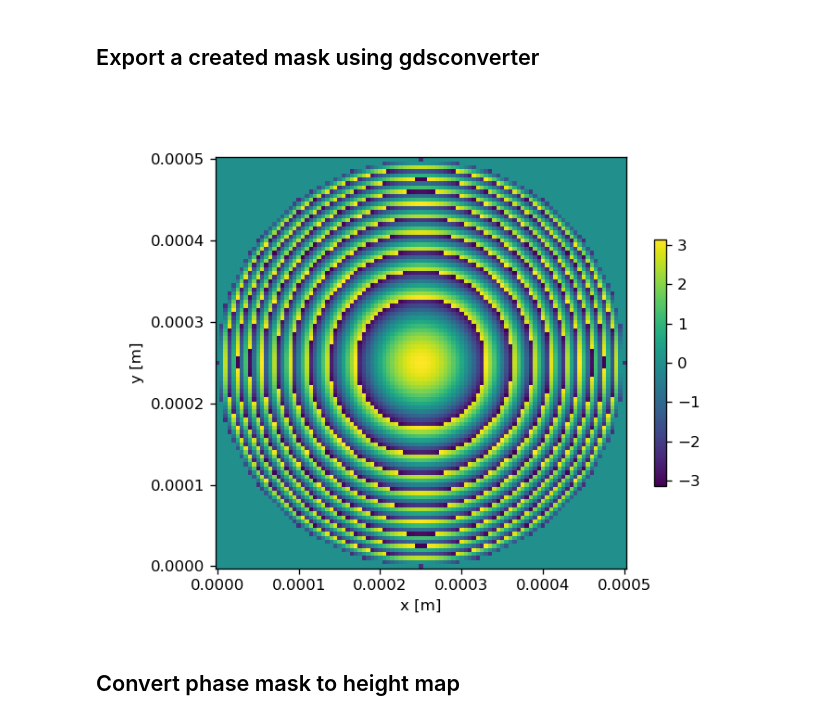
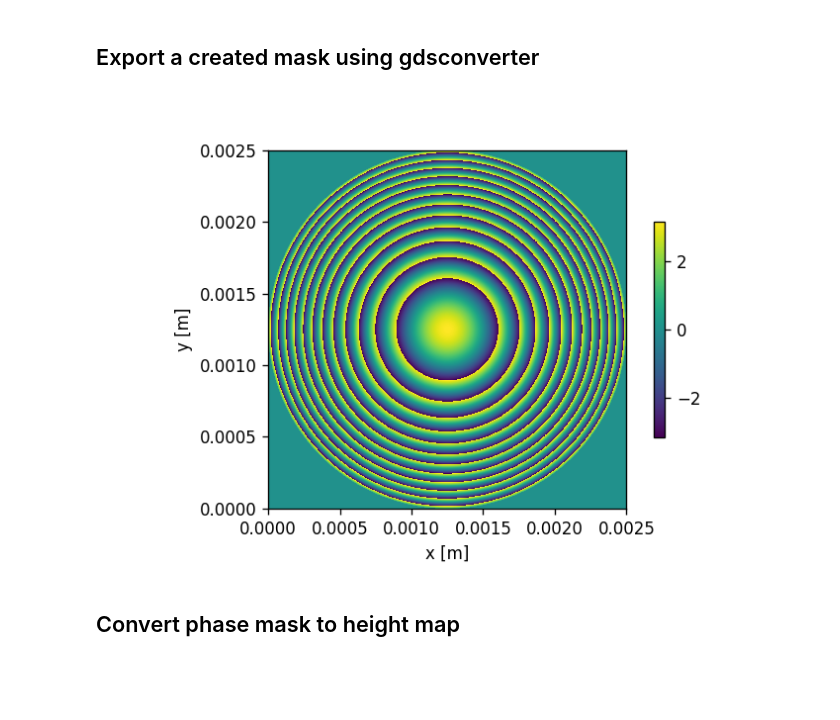
Before and after one commit to INLnano/pyMOE, a Jupyter notebook: notebooks/3 - Import_export/Import_export.ipynb, the cells around one changed output. Saved outputs shown, nothing was run; the diff lists cells and outputs as text; code cells hidden in the pictures; blank space fills up the shorter version.

Commit message:
Exemplifying new import and export image functions

```diff
--- a/notebooks/3 - Import_export/Import_export.ipynb
+++ b/notebooks/3 - Import_export/Import_export.ipynb
@@ -33,32 +35,32 @@ import pyMOE as moe
 # %%
 ###Here we create a gds/dxf file using the generate and the gdsconverter modules
 
 ####generate a fresnel phase mask and save it into gds
-N_pixels = 101 # nr of pixels
-focal_distance = 5000*micro # focal distance in um
+N_pixels = 2500# nr of pixels
+focal_distance = 100e-3 # focal distance in m
 
 refractive_index_633 = 1.630115
 wavelength = 633*nano
 
-mask_width = 500*micro #x-size in um
-mask_height = 500*micro #y-size in um
-radius = 250*micro
+mask_width = 2500*micro #x-size in um
+mask_height = 2500*micro #y-size in um
+radius = 2500*micro/2
 n = 10  # number of gray levels
 
 
 ##############
 ###Fresnel mask with a truncated circular aperture
 
 # Create empty mask
 aperture = moe.generate.create_empty_aperture(0,mask_width, N_pixels, 0, mask_height, N_pixels)
 
-center = (250*micro, 250*micro)
+center = (2500*micro/2, 2500*micro/2)
 
 # and truncate around radius
 mask = moe.generate.fresnel_phase(aperture, focal_distance, wavelength, radius=radius, center = center)
 moe.plotting.plot_aperture(mask )
 # %% [output]
-[figure, old version]
+[figure, new version]
 # %% [markdown]
 ## Convert phase mask to height map
 # %%
```
Also changed, not shown: parts of 14 cells of this notebook.
